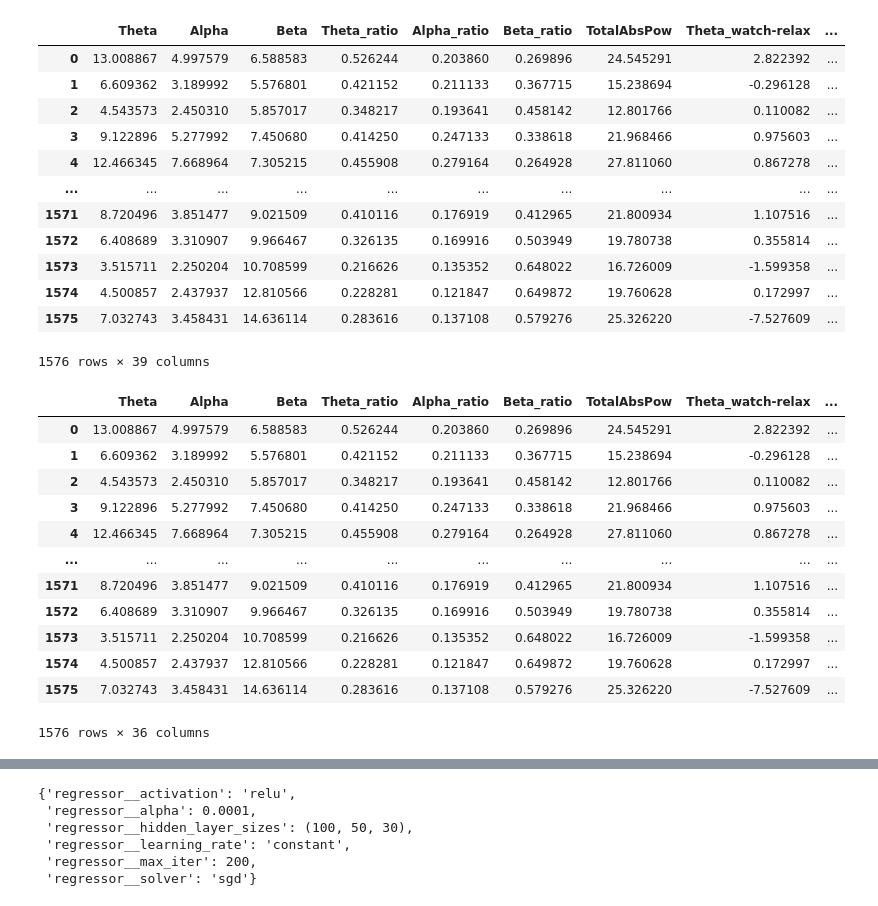
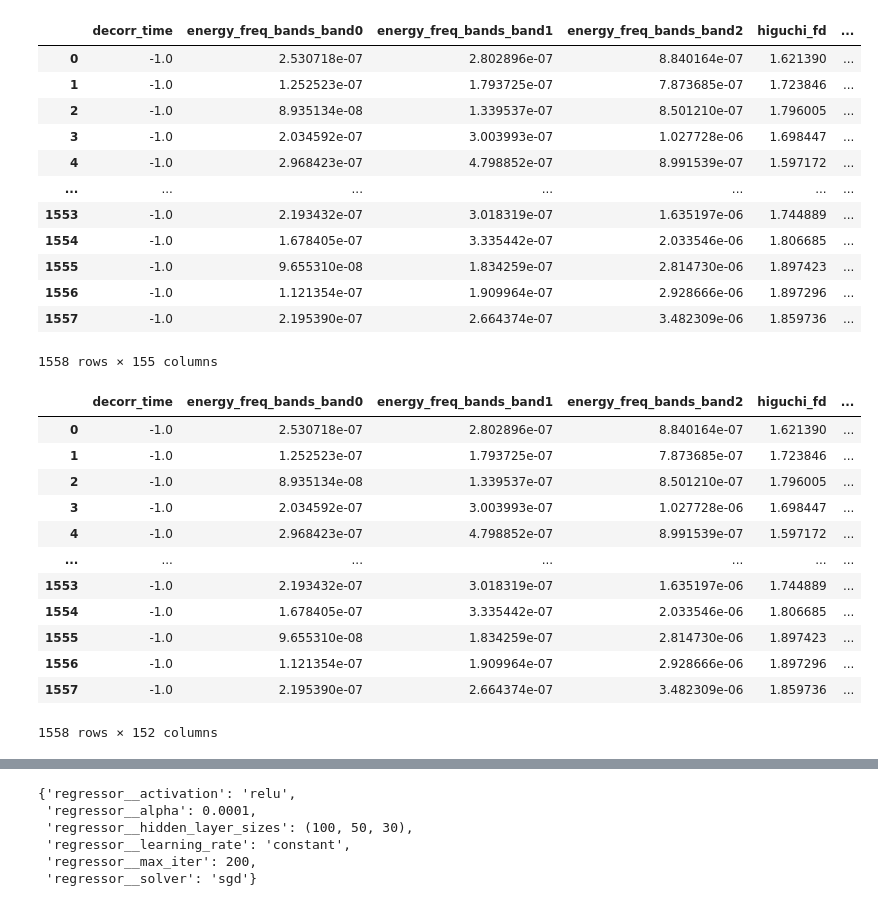
Before and after one commit to Nakinamo/EEG-notebooks, a Jupyter notebook: Models/MLPRegressor.ipynb, the cells around one changed output, grey strips where cells are left out. Saved outputs shown, nothing was run; the diff lists cells and outputs as text; code cells hidden in the pictures.

```diff
--- a/Models/MLPRegressor.ipynb
+++ b/Models/MLPRegressor.ipynb
@@ -18,38 +18,38 @@ from sklearn.compose import TransformedTargetRegressor
 # %%
-data_all = pd.read_csv('lab_dataset_isolated.csv')
+data_all = pd.read_csv('lab_dataset_isolated3.csv')
 data_all
 # %% [output]
-|  | Theta | Alpha | Beta | Theta_ratio | Alpha_ratio | Beta_ratio | TotalAbsPow | Theta_watch-relax | ... |
-| 0 | 13.008867 | 4.997579 | 6.588583 | 0.526244 | 0.203860 | 0.269896 | 24.545291 | 2.822392 | ... |
-| 1 | 6.609362 | 3.189992 | 5.576801 | 0.421152 | 0.211133 | 0.367715 | 15.238694 | -0.296128 | ... |
-| 2 | 4.543573 | 2.450310 | 5.857017 | 0.348217 | 0.193641 | 0.458142 | 12.801766 | 0.110082 | ... |
-| 3 | 9.122896 | 5.277992 | 7.450680 | 0.414250 | 0.247133 | 0.338618 | 21.968466 | 0.975603 | ... |
-| 4 | 12.466345 | 7.668964 | 7.305215 | 0.455908 | 0.279164 | 0.264928 | 27.811060 | 0.867278 | ... |
-| ... | ... | ... | ... | ... | ... | ... | ... | ... | ... |
-| 1571 | 8.720496 | 3.851477 | 9.021509 | 0.410116 | 0.176919 | 0.412965 | 21.800934 | 1.107516 | ... |
-| 1572 | 6.408689 | 3.310907 | 9.966467 | 0.326135 | 0.169916 | 0.503949 | 19.780738 | 0.355814 | ... |
-| 1573 | 3.515711 | 2.250204 | 10.708599 | 0.216626 | 0.135352 | 0.648022 | 16.726009 | -1.599358 | ... |
-| 1574 | 4.500857 | 2.437937 | 12.810566 | 0.228281 | 0.121847 | 0.649872 | 19.760628 | 0.172997 | ... |
-| 1575 | 7.032743 | 3.458431 | 14.636114 | 0.283616 | 0.137108 | 0.579276 | 25.326220 | -7.527609 | ... |
+|  | decorr_time | energy_freq_bands_band0 | energy_freq_bands_band1 | energy_freq_bands_band2 | higuchi_fd | ... |
+| 0 | -1.0 | 2.530718e-07 | 2.802896e-07 | 8.840164e-07 | 1.621390 | ... |
+| 1 | -1.0 | 1.252523e-07 | 1.793725e-07 | 7.873685e-07 | 1.723846 | ... |
+| 2 | -1.0 | 8.935134e-08 | 1.339537e-07 | 8.501210e-07 | 1.796005 | ... |
+| 3 | -1.0 | 2.034592e-07 | 3.003993e-07 | 1.027728e-06 | 1.698447 | ... |
+| 4 | -1.0 | 2.968423e-07 | 4.798852e-07 | 8.991539e-07 | 1.597172 | ... |
+| ... | ... | ... | ... | ... | ... | ... |
+| 1553 | -1.0 | 2.193432e-07 | 3.018319e-07 | 1.635197e-06 | 1.744889 | ... |
+| 1554 | -1.0 | 1.678405e-07 | 3.335442e-07 | 2.033546e-06 | 1.806685 | ... |
+| 1555 | -1.0 | 9.655310e-08 | 1.834259e-07 | 2.814730e-06 | 1.897423 | ... |
+| 1556 | -1.0 | 1.121354e-07 | 1.909964e-07 | 2.928666e-06 | 1.897296 | ... |
+| 1557 | -1.0 | 2.195390e-07 | 2.664374e-07 | 3.482309e-06 | 1.859736 | ... |
-1576 rows × 39 columns
+1558 rows × 155 columns
 # %%
 X = data_all.drop(['film', 'labels', 'Subj'], axis=1)
 y = data_all['labels']
 X
 # %% [output]
-|  | Theta | Alpha | Beta | Theta_ratio | Alpha_ratio | Beta_ratio | TotalAbsPow | Theta_watch-relax | ... |
-| 0 | 13.008867 | 4.997579 | 6.588583 | 0.526244 | 0.203860 | 0.269896 | 24.545291 | 2.822392 | ... |
-| 1 | 6.609362 | 3.189992 | 5.576801 | 0.421152 | 0.211133 | 0.367715 | 15.238694 | -0.296128 | ... |
-| 2 | 4.543573 | 2.450310 | 5.857017 | 0.348217 | 0.193641 | 0.458142 | 12.801766 | 0.110082 | ... |
-| 3 | 9.122896 | 5.277992 | 7.450680 | 0.414250 | 0.247133 | 0.338618 | 21.968466 | 0.975603 | ... |
-| 4 | 12.466345 | 7.668964 | 7.305215 | 0.455908 | 0.279164 | 0.264928 | 27.811060 | 0.867278 | ... |
-| ... | ... | ... | ... | ... | ... | ... | ... | ... | ... |
-| 1571 | 8.720496 | 3.851477 | 9.021509 | 0.410116 | 0.176919 | 0.412965 | 21.800934 | 1.107516 | ... |
-| 1572 | 6.408689 | 3.310907 | 9.966467 | 0.326135 | 0.169916 | 0.503949 | 19.780738 | 0.355814 | ... |
-| 1573 | 3.515711 | 2.250204 | 10.708599 | 0.216626 | 0.135352 | 0.648022 | 16.726009 | -1.599358 | ... |
-| 1574 | 4.500857 | 2.437937 | 12.810566 | 0.228281 | 0.121847 | 0.649872 | 19.760628 | 0.172997 | ... |
-| 1575 | 7.032743 | 3.458431 | 14.636114 | 0.283616 | 0.137108 | 0.579276 | 25.326220 | -7.527609 | ... |
+|  | decorr_time | energy_freq_bands_band0 | energy_freq_bands_band1 | energy_freq_bands_band2 | higuchi_fd | ... |
+| 0 | -1.0 | 2.530718e-07 | 2.802896e-07 | 8.840164e-07 | 1.621390 | ... |
+| 1 | -1.0 | 1.252523e-07 | 1.793725e-07 | 7.873685e-07 | 1.723846 | ... |
+| 2 | -1.0 | 8.935134e-08 | 1.339537e-07 | 8.501210e-07 | 1.796005 | ... |
+| 3 | -1.0 | 2.034592e-07 | 3.003993e-07 | 1.027728e-06 | 1.698447 | ... |
+| 4 | -1.0 | 2.968423e-07 | 4.798852e-07 | 8.991539e-07 | 1.597172 | ... |
+| ... | ... | ... | ... | ... | ... | ... |
+| 1553 | -1.0 | 2.193432e-07 | 3.018319e-07 | 1.635197e-06 | 1.744889 | ... |
+| 1554 | -1.0 | 1.678405e-07 | 3.335442e-07 | 2.033546e-06 | 1.806685 | ... |
+| 1555 | -1.0 | 9.655310e-08 | 1.834259e-07 | 2.814730e-06 | 1.897423 | ... |
+| 1556 | -1.0 | 1.121354e-07 | 1.909964e-07 | 2.928666e-06 | 1.897296 | ... |
+| 1557 | -1.0 | 2.195390e-07 | 2.664374e-07 | 3.482309e-06 | 1.859736 | ... |
-1576 rows × 36 columns
+1558 rows × 152 columns
 # %%
 group_kfold = GroupKFold(n_splits=12)
 gkf = group_kfold.get_n_splits(X, y, data_all['Subj'])
```
Also changed, not shown: parts of 51 cells of this notebook.
